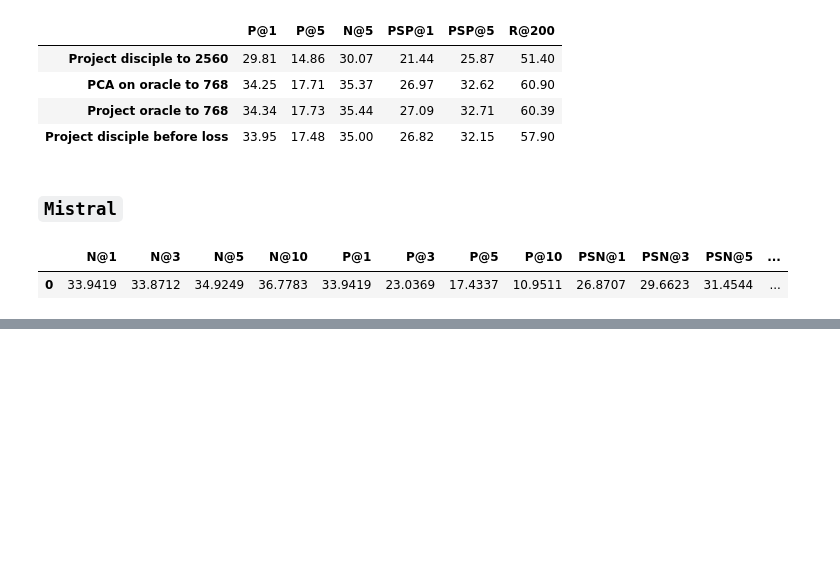
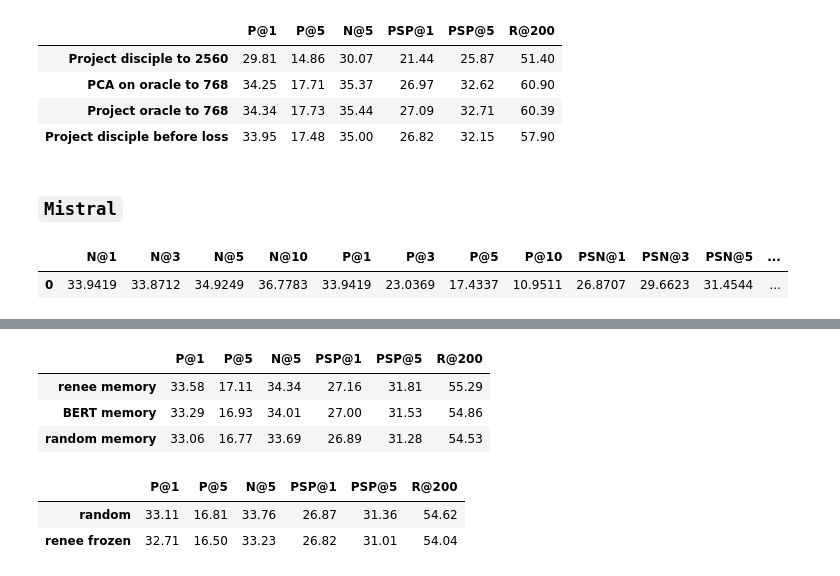
Before and after one commit to suchith720/medic, a Jupyter notebook: nbs/21_experiment-summary.ipynb, the cells around one changed output, grey strips where cells are left out. Drawn from its saved outputs; the diff is of its cells as text; code cells hidden in the pictures; blank space fills up the shorter version.

```diff
--- a/nbs/21_experiment-summary.ipynb
+++ b/nbs/21_experiment-summary.ipynb
@@ -1596,0 +1639,22 @@ display_metric(m)
+# %%
+o = {
+    'renee memory': {'eval_N@1': 0.3358195126056671, 'eval_N@10': 0.36057910323143005, 'eval_N@3': 0.3336484134197235, 'eval_N@5': 0.34336698055267334, 'eval_P@1': 0.33581950821057377, 'eval_P@10': 0.10683716869000659, 'eval_P@3': 0.2266738022139014, 'eval_P@5': 0.1711179336959175, 'eval_PSN@1': 0.2715916931629181, 'eval_PSN@10': 0.3331030011177063, 'eval_PSN@3': 0.29618197679519653, 'eval_PSN@5': 0.31263086199760437, 'eval_PSP@1': 0.2715916920376442, 'eval_PSP@10': 0.3593320309853239, 'eval_PSP@3': 0.2958067577667262, 'eval_PSP@5': 0.3181034577857164, 'eval_R@10': 0.4050618362898574, 'eval_R@100': 0.5267324273903119, 'eval_R@200': 0.5528864837650455, 'eval_loss': 0.06298062950372696, 'eval_runtime': 135.6322, 'eval_samples_per_second': 1308.797, 'eval_steps_per_second': 0.818},
+    'BERT memory': {'eval_N@1': 0.33287328481674194, 'eval_N@10': 0.3571402430534363, 'eval_N@3': 0.33081287145614624, 'eval_N@5': 0.3401290476322174, 'eval_P@1': 0.33287327831450864, 'eval_P@10': 0.10557417683016689, 'eval_P@3': 0.224653315682242, 'eval_P@5': 0.16925893586474672, 'eval_PSN@1': 0.269968718290329, 'eval_PSN@10': 0.3304525315761566, 'eval_PSN@3': 0.29437774419784546, 'eval_PSN@5': 0.31034937500953674, 'eval_PSP@1': 0.2699687468511729, 'eval_PSP@10': 0.3554802550491417, 'eval_PSP@3': 0.2939686936412921, 'eval_PSP@5': 0.3153377427312923, 'eval_R@10': 0.4011198194431491, 'eval_R@100': 0.5227363434694083, 'eval_R@200': 0.5486496707147724, 'eval_loss': 0.06314588338136673, 'eval_runtime': 128.1654, 'eval_samples_per_second': 1385.046, 'eval_steps_per_second': 0.866},
+    'random memory': {'eval_N@1': 0.3305974006652832, 'eval_N@10': 0.35381317138671875, 'eval_N@3': 0.32774195075035095, 'eval_N@5': 0.33691713213920593, 'eval_P@1': 0.33059741430301665, 'eval_P@10': 0.10462045460951279, 'eval_P@3': 0.22254081814681623, 'eval_P@5': 0.16765456440317725, 'eval_PSN@1': 0.26887762546539307, 'eval_PSN@10': 0.32773736119270325, 'eval_PSN@3': 0.2920704483985901, 'eval_PSN@5': 0.307826429605484, 'eval_PSP@1': 0.26887761565097107, 'eval_PSP@10': 0.3525567870427402, 'eval_PSP@3': 0.29170343074603955, 'eval_PSP@5': 0.312813223773142, 'eval_R@10': 0.39723864346273763, 'eval_R@100': 0.5182175864047982, 'eval_R@200': 0.5452698238062574, 'eval_loss': 0.06337661296129227, 'eval_runtime': 131.6495, 'eval_samples_per_second': 1348.391, 'eval_steps_per_second': 0.843},
+}
+_display_metric(convert_df_and_remove_prefix(o)*100)
+# %% [output]
+|  | P@1 | P@5 | N@5 | PSP@1 | PSP@5 | R@200 |
+| renee memory | 33.58 | 17.11 | 34.34 | 27.16 | 31.81 | 55.29 |
+| BERT memory | 33.29 | 16.93 | 34.01 | 27.00 | 31.53 | 54.86 |
+| random memory | 33.06 | 16.77 | 33.69 | 26.89 | 31.28 | 54.53 |
+# %%
+o = {
+    'random': {'eval_N@1': 0.3310762345790863, 'eval_N@10': 0.354460746049881, 'eval_N@3': 0.32852405309677124, 'eval_N@5': 0.3376256823539734, 'eval_P@1': 0.3310762470777117, 'eval_P@10': 0.10494944089236109, 'eval_P@3': 0.2232036729290444, 'eval_P@5': 0.16811311720153294, 'eval_PSN@1': 0.2687389552593231, 'eval_PSN@10': 0.3281939923763275, 'eval_PSN@3': 0.29246360063552856, 'eval_PSN@5': 0.3083440065383911, 'eval_PSP@1': 0.26873895369354206, 'eval_PSP@10': 0.35361211061515785, 'eval_PSP@3': 0.29221798626741213, 'eval_PSP@5': 0.3135671165189048, 'eval_R@10': 0.39758231979876646, 'eval_R@100': 0.5194409989728437, 'eval_R@200': 0.5462068733052486, 'eval_loss': 0.06339380145072937, 'eval_runtime': 130.1295, 'eval_samples_per_second': 1364.141, 'eval_steps_per_second': 0.853},
+    'renee frozen': {'eval_N@1': 0.32705405354499817, 'eval_N@10': 0.3493930995464325, 'eval_N@3': 0.32324421405792236, 'eval_N@5': 0.33234286308288574, 'eval_P@1': 0.3270540517702729, 'eval_P@10': 0.10323803622233804, 'eval_P@3': 0.21895238899997746, 'eval_P@5': 0.16500014083333464, 'eval_PSN@1': 0.26815301179885864, 'eval_PSN@10': 0.325607031583786, 'eval_PSN@3': 0.2901271879673004, 'eval_PSN@5': 0.30570870637893677, 'eval_PSP@1': 0.2681530254722932, 'eval_PSP@10': 0.34994978740214244, 'eval_PSP@3': 0.2892142575427069, 'eval_PSP@5': 0.31007356799640523, 'eval_R@10': 0.392119434252015, 'eval_R@100': 0.513702148530103, 'eval_R@200': 0.540373889827502, 'eval_loss': 0.06359405070543289, 'eval_runtime': 118.7699, 'eval_samples_per_second': 1494.612, 'eval_steps_per_second': 0.935},
+}
+_display_metric(convert_df_and_remove_prefix(o)*100)
+# %% [output]
+|  | P@1 | P@5 | N@5 | PSP@1 | PSP@5 | R@200 |
+| random | 33.11 | 16.81 | 33.76 | 26.87 | 31.36 | 54.62 |
+| renee frozen | 32.71 | 16.50 | 33.23 | 26.82 | 31.01 | 54.04 |
```
Also changed, not shown: parts of 9 cells of this notebook.
